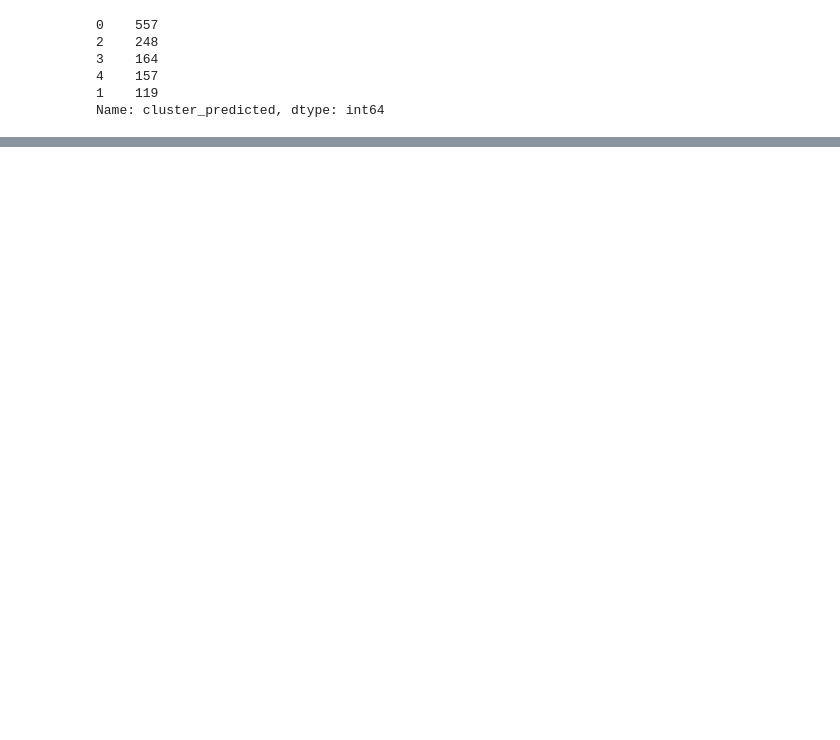
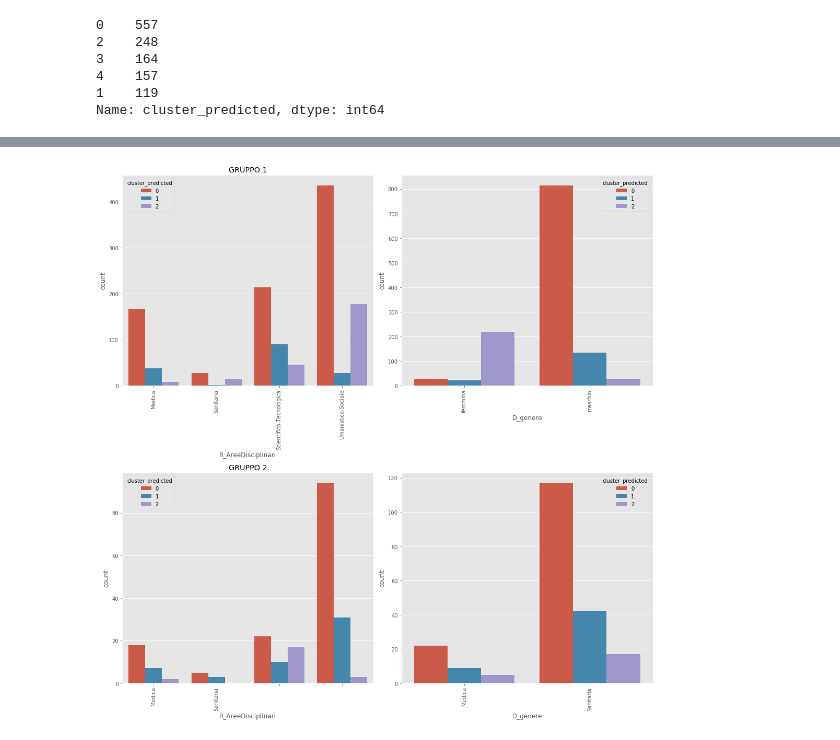
Before and after one commit to domdiac/FORPSICOM, a Jupyter notebook: K Means - 5 cluster.ipynb, the cells around one changed output, grey strips where cells are left out. Drawn from its saved outputs; the diff is of its cells as text; code cells hidden in the pictures; blank space fills up the shorter version.

```diff
--- a/K Means - 5 cluster.ipynb
+++ b/K Means - 5 cluster.ipynb
@@ -603,0 +682,25 @@ For n_clusters = 6 The average silhouette_score is : 0.42792728154983584
+# %%
+f, axs = plt.subplots(2,2,figsize = (15,15))
+
+a=sns.countplot(x=combinedDf1['R_AreeDisciplinari'],hue=combinedDf1['cluster_predicted'],ax=axs[0,0])
+b=sns.countplot(x=combinedDf1['D_genere'],hue=combinedDf1['cluster_predicted'],ax=axs[0,1])
+
+d=sns.countplot(x=combinedDf2['R_AreeDisciplinari'],hue=combinedDf2['cluster_predicted'],ax=axs[1,0])
+e=sns.countplot(x=combinedDf2['D_genere'],hue=combinedDf2['cluster_predicted'],ax=axs[1,1])
+
+
+a.set_title("GRUPPO 1")
+d.set_title("GRUPPO 2")
+
+
+a.set_xticklabels(a.get_xticklabels(), rotation=90)
+b.set_xticklabels(b.get_xticklabels(), rotation=90)
+
+e.set_xticklabels(d.get_xticklabels(), rotation=90)
+d.set_xticklabels(e.get_xticklabels(), rotation=90)
+
+
+plt.tight_layout()
+plt.show()
+# %% [output]
+[figure, added]
```
Also changed, not shown: parts of 12 cells of this notebook.
